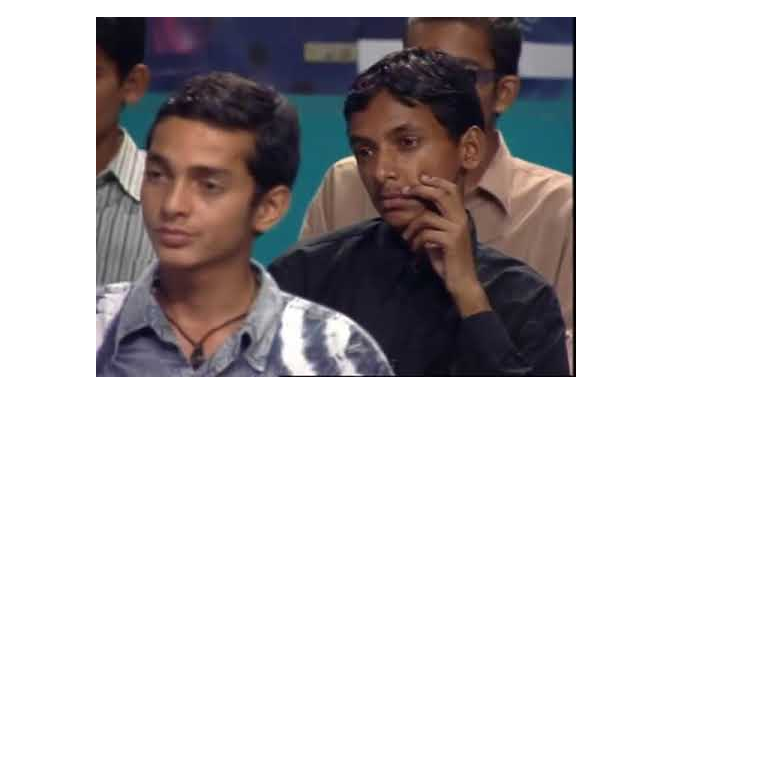
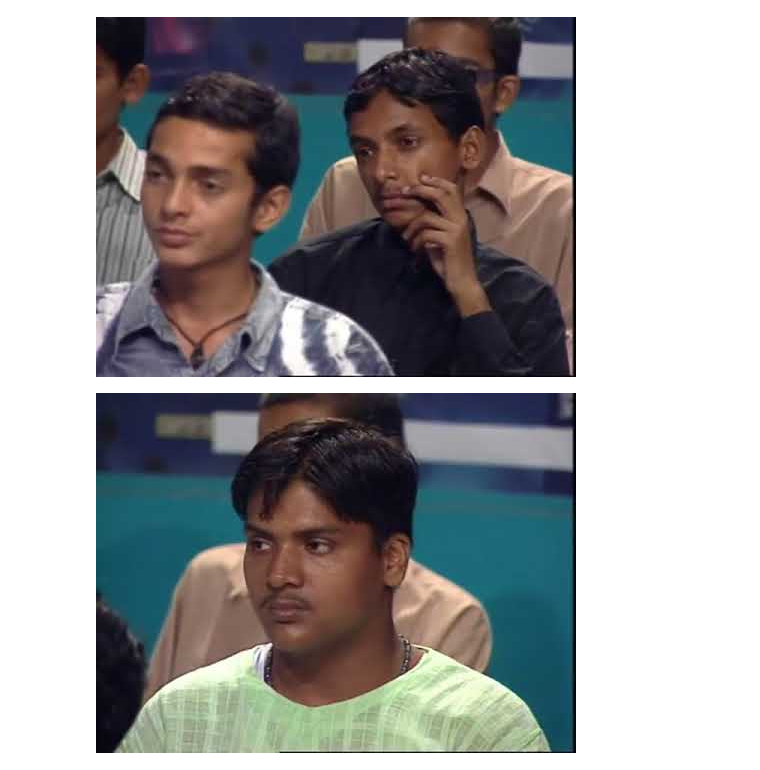
Before and after one commit to aksinghdce/aksinghdce.github.io, a Jupyter notebook: multiplication.ipynb, the cells around one changed output. Cells and saved outputs as stored; diff of their text form; code cells hidden in the pictures; blank space fills up the shorter version.

```diff
--- a/multiplication.ipynb
+++ b/multiplication.ipynb
@@ -15,3 +15,7 @@ YouTubeVideo('UHZnRp4fK1o')
 YouTubeVideo("OP1gw1q3lDA")
 # %% [output]
 [figure]
+# %%
+YouTubeVideo("ns7hWWciaTE")
+# %% [output]
+[figure, added]
```
Also changed, not shown: parts of 8 cells of this notebook, 13 other files.
